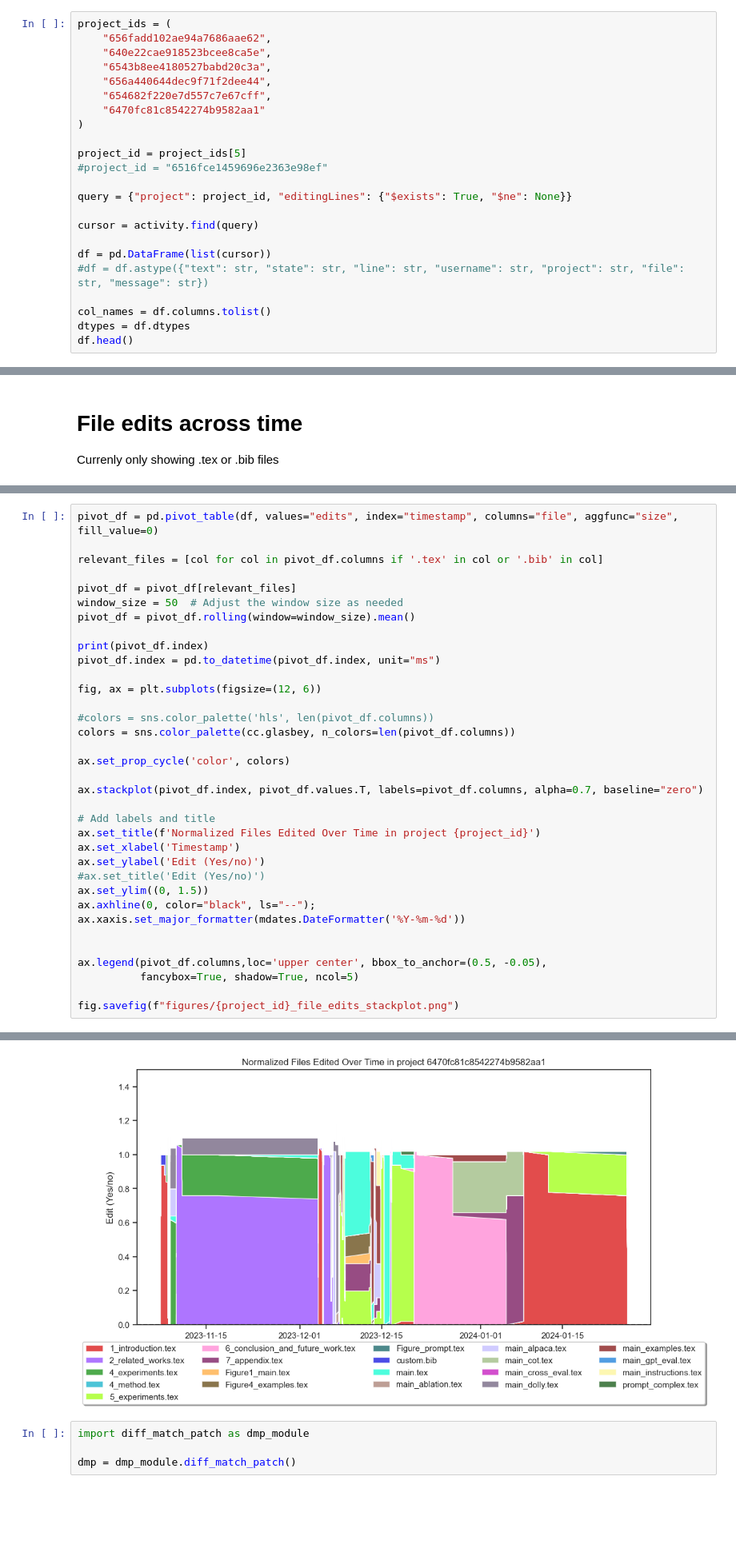
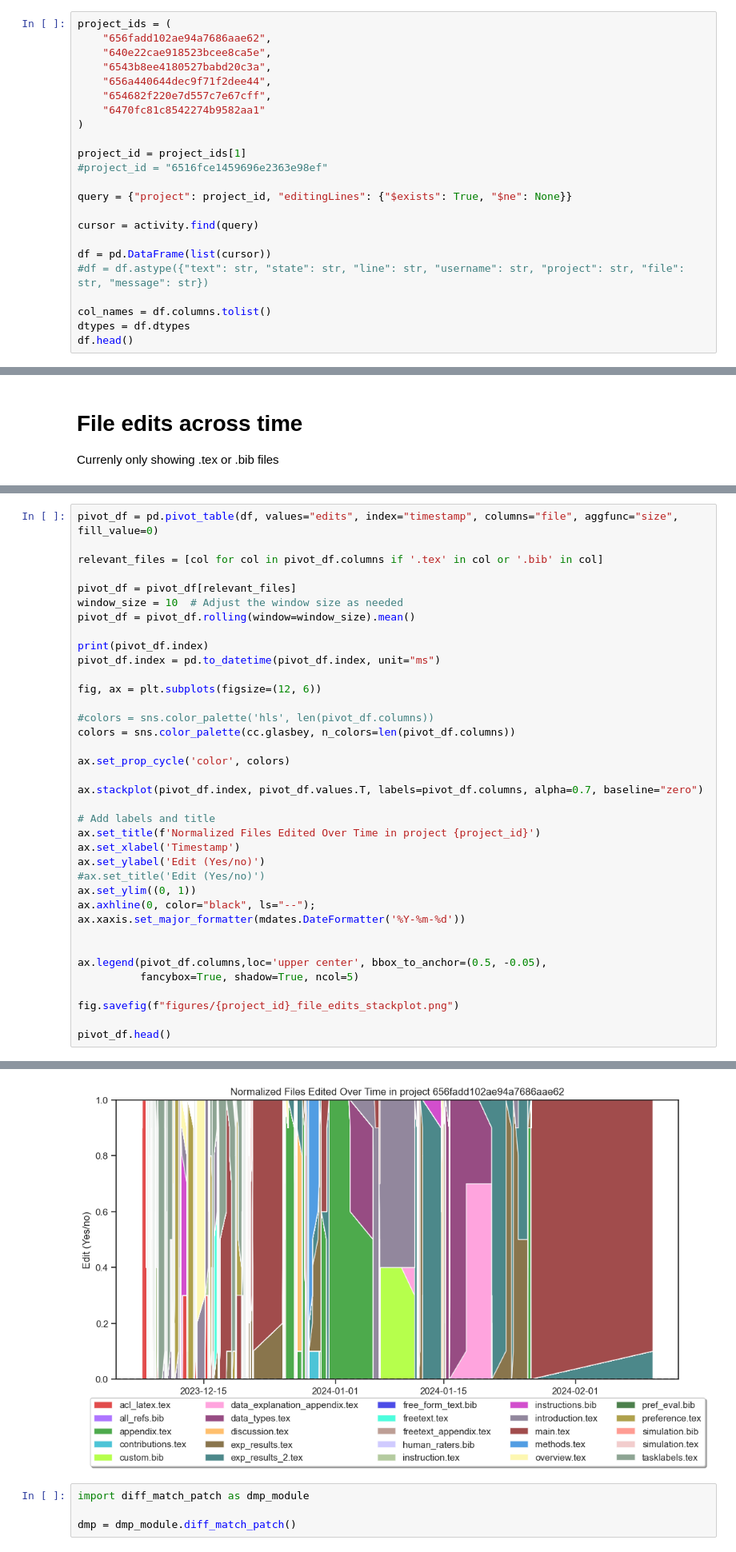
Before and after one commit to minnesotanlp/scholawrite, a Jupyter notebook: analysis/query.ipynb, the cells around one changed output, grey strips where cells are left out. Shown at 80% size. Drawn from its saved outputs; the diff is of its cells as text; blank space fills up the shorter version.

```diff
--- a/analysis/query.ipynb
+++ b/analysis/query.ipynb
@@ -23,7 +23,7 @@ project_ids = (
     "6470fc81c8542274b9582aa1"
 )
 
-project_id = project_ids[5]
+project_id = project_ids[1]
 #project_id = "6516fce1459696e2363e98ef"
 
 query = {"project": project_id, "editingLines": {"$exists": True, "$ne": None}}
@@ -209,7 +214,7 @@ pivot_df = pd.pivot_table(df, values="edits", index="timestamp", columns="file",
 relevant_files = [col for col in pivot_df.columns if '.tex' in col or '.bib' in col]
 
 pivot_df = pivot_df[relevant_files]
-window_size = 50  # Adjust the window size as needed
+window_size = 10  # Adjust the window size as needed
 pivot_df = pivot_df.rolling(window=window_size).mean()
 
 print(pivot_df.index)
@@ -229,7 +234,7 @@ ax.set_title(f'Normalized Files Edited Over Time in project {project_id}')
 ax.set_xlabel('Timestamp')
 ax.set_ylabel('Edit (Yes/no)')
 #ax.set_title('Edit (Yes/no)')
-ax.set_ylim((0, 1.5))
+ax.set_ylim((0, 1))
 ax.axhline(0, color="black", ls="--");
 ax.xaxis.set_major_formatter(mdates.DateFormatter('%Y-%m-%d'))
 
@@ -238,4 +243,6 @@ ax.legend(pivot_df.columns,loc='upper center', bbox_to_anchor=(0.5, -0.05),
           fancybox=True, shadow=True, ncol=5)
 
 fig.savefig(f"figures/{project_id}_file_edits_stackplot.png")
+
+pivot_df.head()
 # %% [output]
@@ -250,4 +265,4 @@ Index([1699312978052, 1699312980059, 1699312990246, 1699312991344,
-[figure, old version]
+[figure, new version]
 # %%
 import diff_match_patch as dmp_module
 
```
Also changed, not shown: parts of 20 cells of this notebook, 3 other files.
